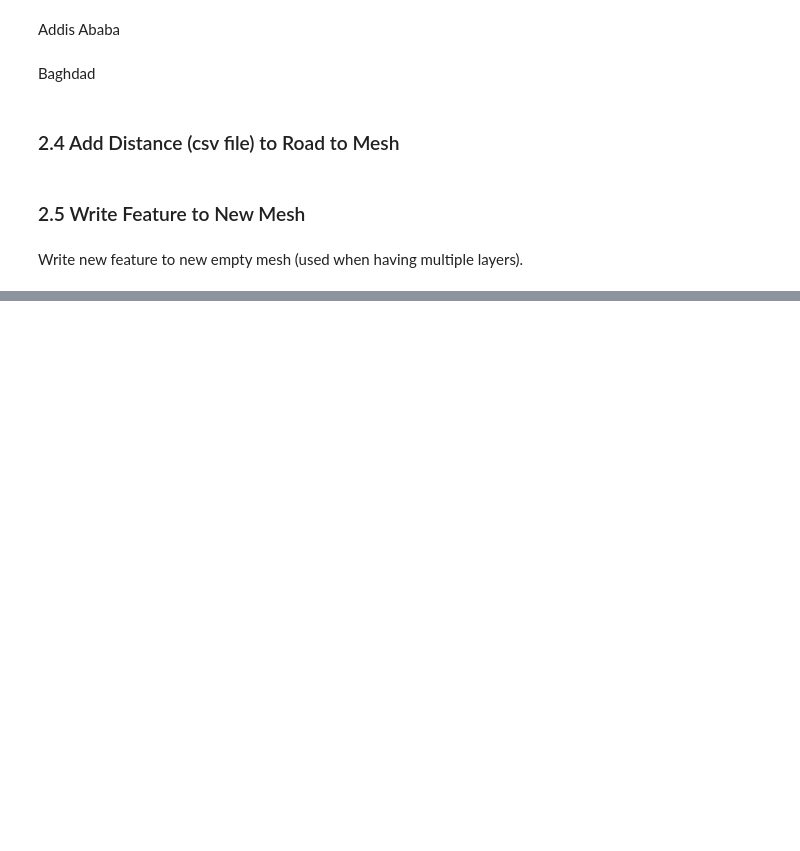
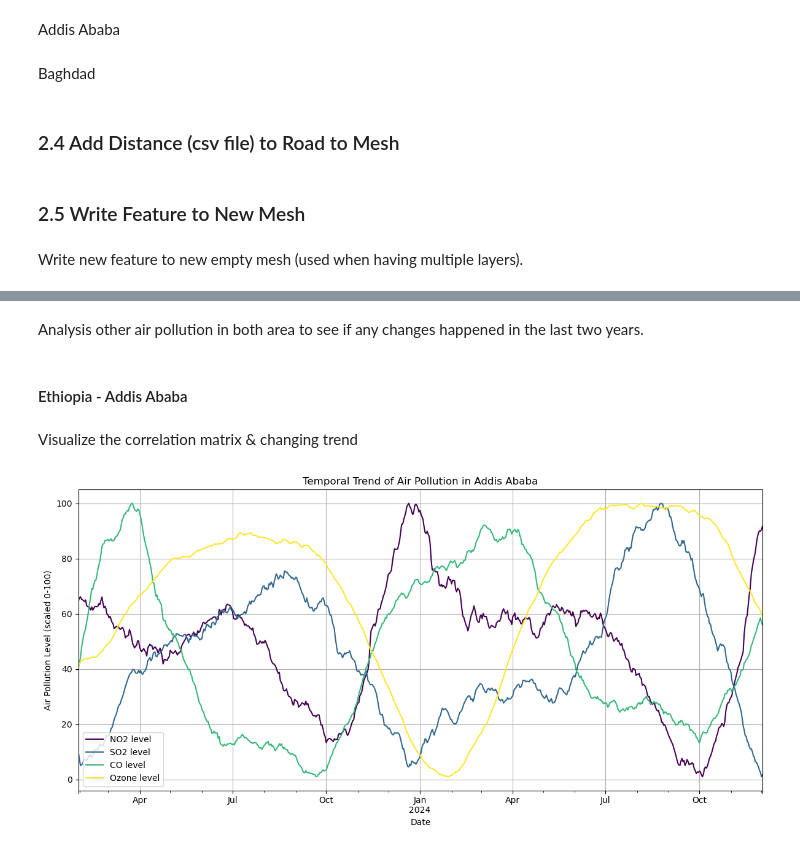
Before and after one commit to yixuan228/air-pollution-mobility-research-project, a Jupyter notebook: notebooks/appendix.ipynb, the cells around one changed output, grey strips where cells are left out. Saved outputs shown, nothing was run; the diff lists cells and outputs as text; code cells hidden in the pictures; blank space fills up the shorter version.

Commit message:
finish additional air pollution analysis; enhance figure dpi; add results of the air pollution level

```diff
--- a/notebooks/appendix.ipynb
+++ b/notebooks/appendix.ipynb
@@ -1028,0 +1031,4 @@ write_single_column_to_new_mesh(folder_path=DATA_PATH / '1',
+# %% [markdown]
+Analysis other air pollution in both area to see if any changes happened in the last two years.
+# %% [markdown]
+#### Ethiopia - Addis Ababa
@@ -1028,0 +1049,35 @@ write_single_column_to_new_mesh(folder_path=DATA_PATH / '1',
+# %% [markdown]
+Visualize the correlation matrix & changing trend
+# %%
+import pandas as pd
+from sklearn.preprocessing import MinMaxScaler
+
+FILE_PATH = DATA_PATH / "additional-air-pollution"
+addis_air_pollution = pd.read_parquet(path=FILE_PATH / "addis_air_pollutant_df.parquet")
+addis_air_df = addis_air_pollution.fillna(addis_air_pollution.mean(numeric_only=True))  # fill NA
+
+addis_air_df = addis_air_df.groupby(['date'])[['no2_mean',	'so2_mean',	'CO_mean',	'ozone_mean',]].sum().rolling(window=60, center=True).mean() # Smooth
+addis_air_plt = addis_air_df.rename(columns={'no2_mean':"NO2 level",	'so2_mean':"SO2 level",	'CO_mean':"CO level", 'ozone_mean':"Ozone level"})
+# %%
+import matplotlib.pyplot as plt
+import matplotlib.cm as cm
+import numpy as np
+
+plt.style.use('default')
+
+scaler = MinMaxScaler(feature_range=(1,100))
+addis_scaled_data = pd.DataFrame(scaler.fit_transform(addis_air_plt.dropna()), columns=addis_air_plt.columns, index=addis_air_plt.dropna().index)
+
+colors = cm.viridis(np.linspace(0, 1, len(addis_scaled_data.columns)))
+
+addis_scaled_data.plot(color=colors, figsize=(12, 6))
+plt.title('Temporal Trend of Air Pollution in Addis Ababa')
+plt.xlabel('Date')
+plt.ylabel('Air Pollution Level (scaled 0-100)')
+plt.grid(True)
+plt.legend(loc='lower left')
+plt.tight_layout()
+plt.savefig(DEMO_PATH / 'Temporal Trend of Air Pollution in Addis Ababa.png', dpi=700)
+plt.show()
+# %% [output]
+[figure, added]
```
Also changed, not shown: parts of 11 cells of this notebook, 6 other files.
